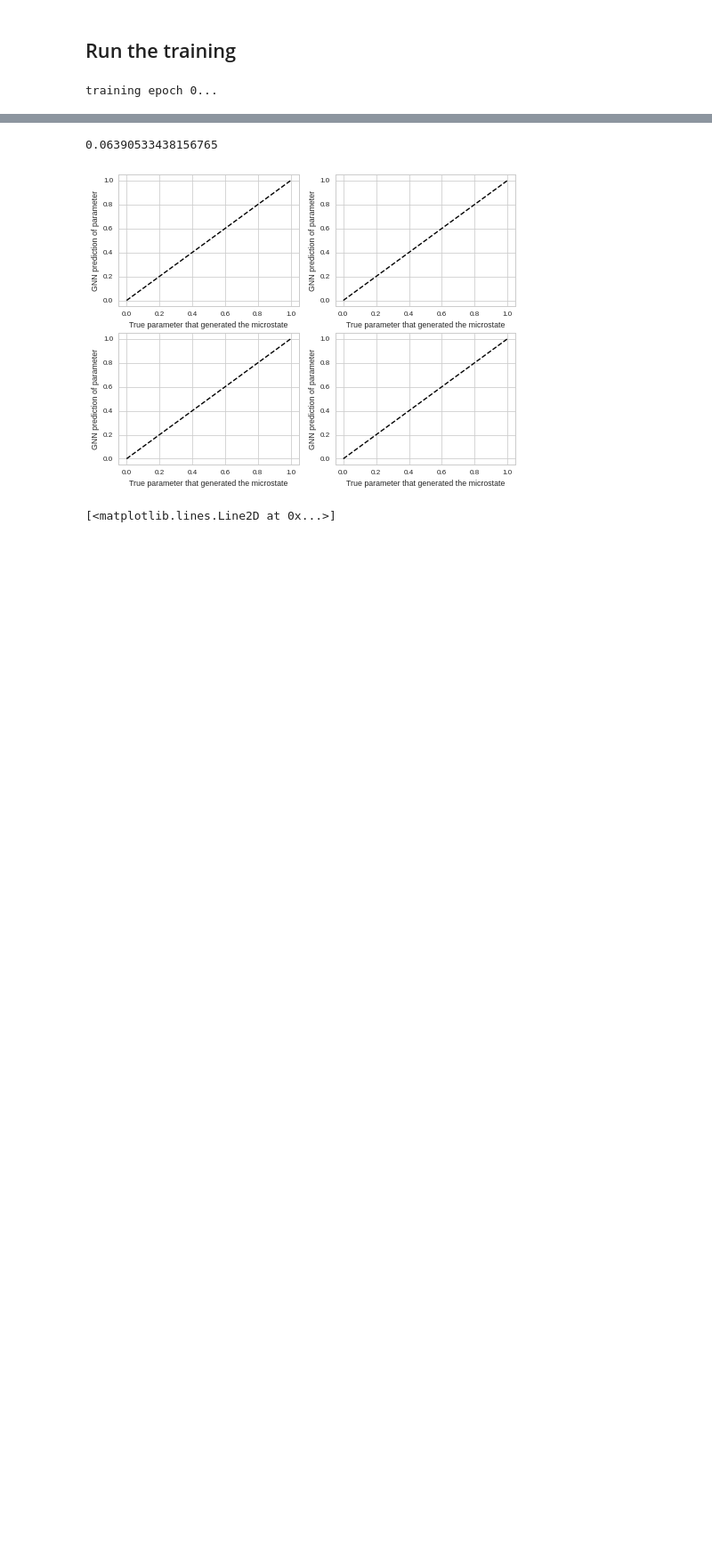
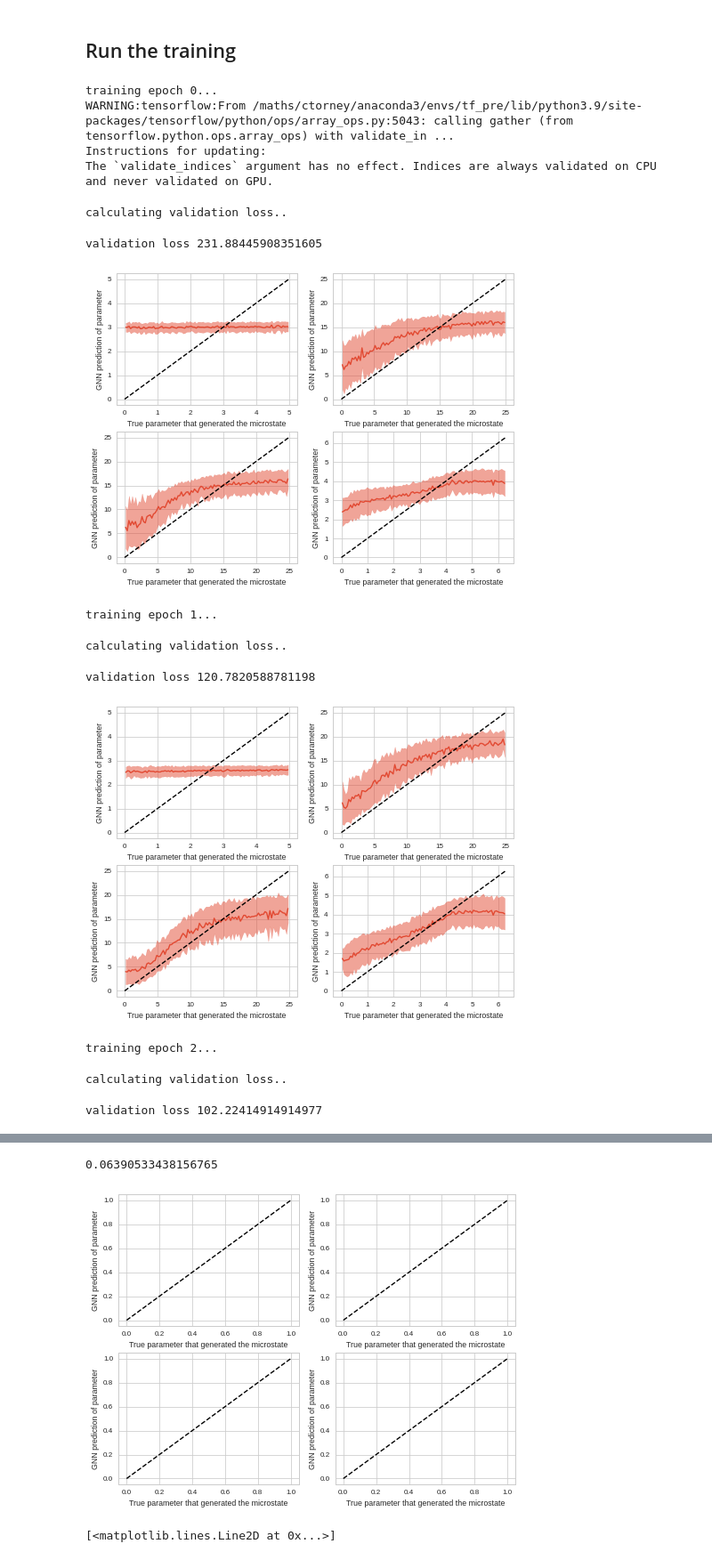
Before and after one commit to ctorney/abc-graph-nets, a Jupyter notebook: train_gnn.ipynb, the cells around one changed output, grey strips where cells are left out. Shown at 89% size. Cells and saved outputs as stored; diff of their text form; code cells hidden in the pictures; blank space fills up the shorter version.

```diff
--- a/train_gnn.ipynb
+++ b/train_gnn.ipynb
@@ -235,24 +141,25 @@ for epoch in range(epochs):
     c = 0
     # Iterate over the batches of the dataset.
     for databatch in  pbar:
-        target = databatch['parameter_vector']/max_params
+        target = databatch['parameter_vector']#/max_params
         X = databatch['pos']
         V = databatch['vel']
+        A = databatch['acc']
 
         if train_step.experimental_get_tracing_count()==0:
             #input_graphs = preprocess_data(X,V)
-            predictions = epd(X,V)
+            predictions = epd(X,V,A)
             #input_signature = [utils_tf.specs_from_graphs_tuple(input_graphs,dynamic_num_nodes=False)]
             #@tf.function(input_signature=input_signature)
             #def predict_graph(input_graphs):
             #    return epd(input_graphs)
         #break
-        loss_value = train_step(X,V,target).numpy()
+        loss_value = train_step(X,V,A,target).numpy()
         epoch_loss+= loss_value
         c+=1
         pbar.set_description("Loss %f" % (epoch_loss/c))
     losses.append(epoch_loss/c)
-
+    #break
     print('calculating validation loss..')
     valid_loss = 0
     c = 0
@@ -260,12 +167,14 @@ for epoch in range(epochs):
     true_values = []
     for databatch in tqdm(parsed_valid_dataset):
 
-        target = databatch['parameter_vector']/max_params
+        target = databatch['parameter_vector']#/max_params
         true_values.append(target.numpy())
 
         X = databatch['pos']
         V = databatch['vel']
-        predictions = epd(X,V)
+        A = databatch['acc']
+
+        predictions = epd(X,V,A)
         pred_list.append(np.squeeze(predictions.numpy()))
 
         loss_value = loss_function(target,predictions).numpy()
@@ -274,34 +183,47 @@ for epoch in range(epochs):
     validlosses.append(epoch_loss/c)
 
 
 
     print('validation loss', validlosses[-1])
 
     fig, axs = plt.subplots(2,2, figsize=(8, 6), facecolor='w', edgecolor='k')
 
     axs = axs.ravel()
     for pred_i in range(4):
 
         pred_vals = np.array([pp[:,pred_i] for pp in pred_list]).flatten()
         true_vals = np.array([tt[:,pred_i] for tt in true_values]).flatten()
 
-        bin_means, bin_edges, binnumber = stats.binned_statistic(true_vals, pred_vals,bins=25)
+        bin_means, bin_edges, binnumber = stats.binned_statistic(true_vals, pred_vals,bins=100)
         bin_width = (bin_edges[1] - bin_edges[0])
         bin_centers = bin_edges[1:] - bin_width/2
 
-        bin_stds, bin_edges, binnumber = stats.binned_statistic(true_vals, pred_vals,statistic='std',bins=25)
+        bin_stds, bin_edges, binnumber = stats.binned_statistic(true_vals, pred_vals,statistic='std',bins=100)
 
 
         axs[pred_i].plot(bin_centers,bin_means,c='C0')
 
         axs[pred_i].fill_between(bin_centers,bin_means-bin_stds,bin_means+bin_stds,color='C0',alpha=0.5)
 
-        xx = np.linspace(0,1.0,10)
+        xx = np.linspace(0,true_vals.max(),10)
         axs[pred_i].plot(xx,xx,c='k',ls='--')
 
         axs[pred_i].set_ylabel('GNN prediction of parameter')
         axs[pred_i].set_xlabel('True parameter that generated the microstate')
-    plt.savefig('gnn.png',dpi=300)
+    plt.savefig('gnn_' + str(epoch) + '.png',dpi=300)
     plt.show()
 # %% [output]
 training epoch 0...
+WARNING:tensorflow:From /maths/ctorney/anaconda3/envs/tf_pre/lib/python3.9/site-packages/tensorflow/python/ops/array_ops.py:5043: calling gather (from tensorflow.python.ops.array_ops) with validate_in ...
+Instructions for updating:
+The `validate_indices` argument has no effect. Indices are always validated on CPU and never validated on GPU.
+calculating validation loss..
+validation loss 231.88445908351605
+[figure, added]
+training epoch 1...
+calculating validation loss..
+validation loss 120.7820588781198
+[figure, added]
+training epoch 2...
+calculating validation loss..
+validation loss 102.22414914914977
```
Also changed, not shown: parts of 26 cells of this notebook, 5 other files.
